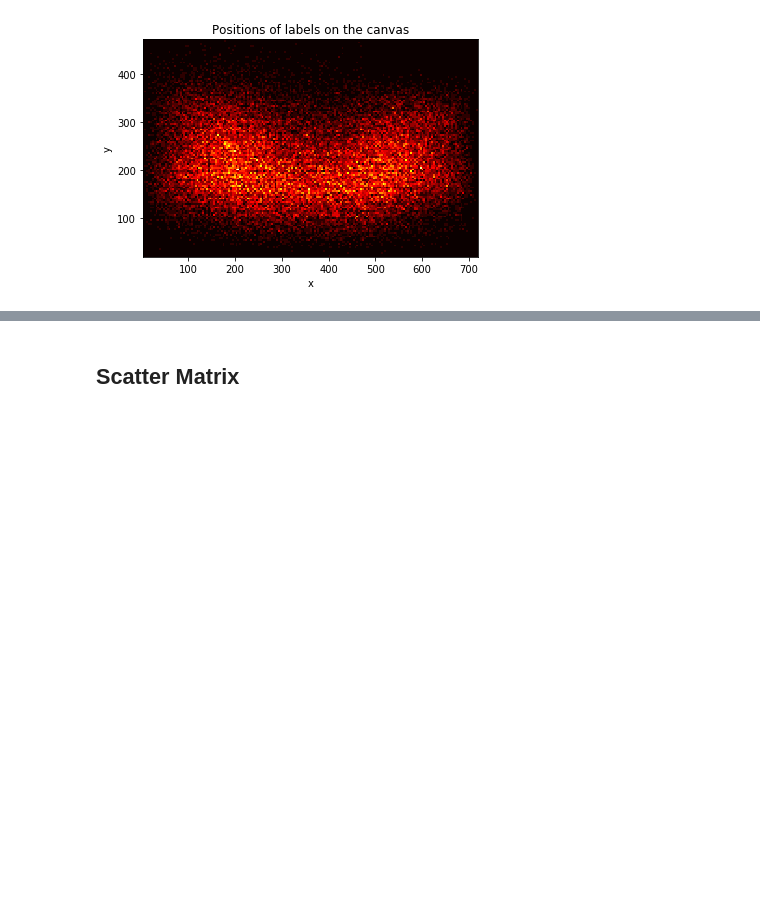
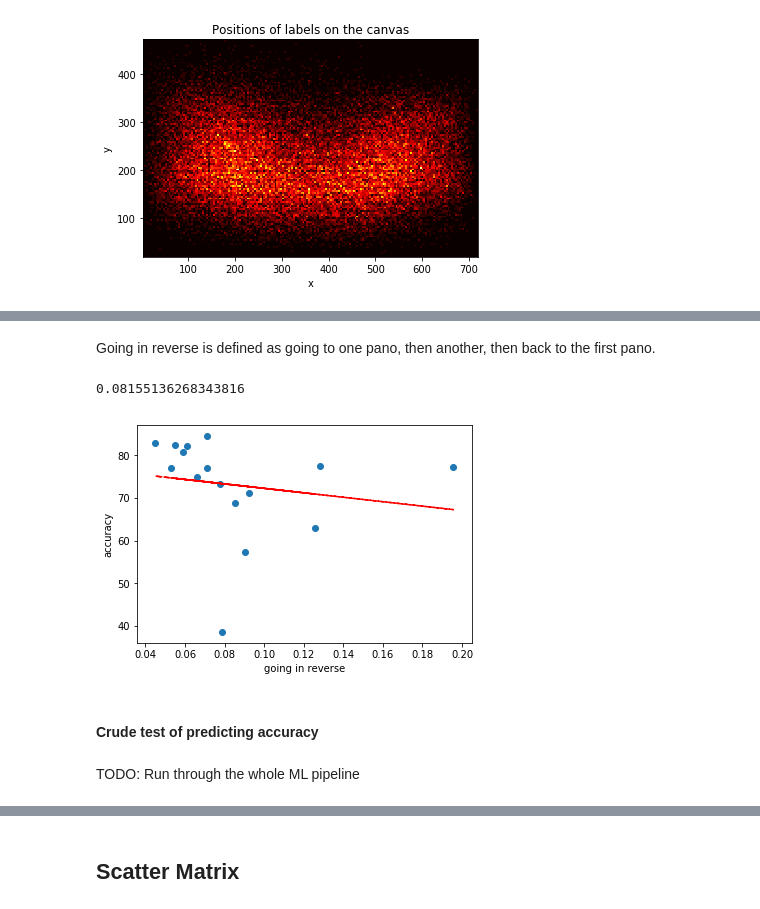
Before and after one commit to ProjectSidewalk/sidewalk-quality-analysis, a Jupyter notebook: sidewalk-user-quality-analysis-neil.ipynb, the cells around one changed output, grey strips where cells are left out. Saved outputs shown, nothing was run; the diff lists cells and outputs as text; code cells hidden in the pictures; blank space fills up the shorter version.

```diff
--- a/sidewalk-user-quality-analysis-neil.ipynb
+++ b/sidewalk-user-quality-analysis-neil.ipynb
@@ -272,0 +274,2 @@ plt.show()
+# %% [markdown]
+Going in reverse is defined as going to one pano, then another, then back to the first pano.
@@ -272,0 +287,4 @@ plt.show()
+# %%
+get_reverse_freq(u)
+# %% [output]
+0.08155136268343816
@@ -272,0 +293,8 @@ plt.show()
+# %%
+scatter(going_in_reverse, 'going in reverse')
+# %% [output]
+[figure, added]
+# %% [markdown]
+#### Crude test of predicting accuracy
+# %% [markdown]
+TODO: Run through the whole ML pipeline
```
Also changed, not shown: parts of 28 cells of this notebook.
